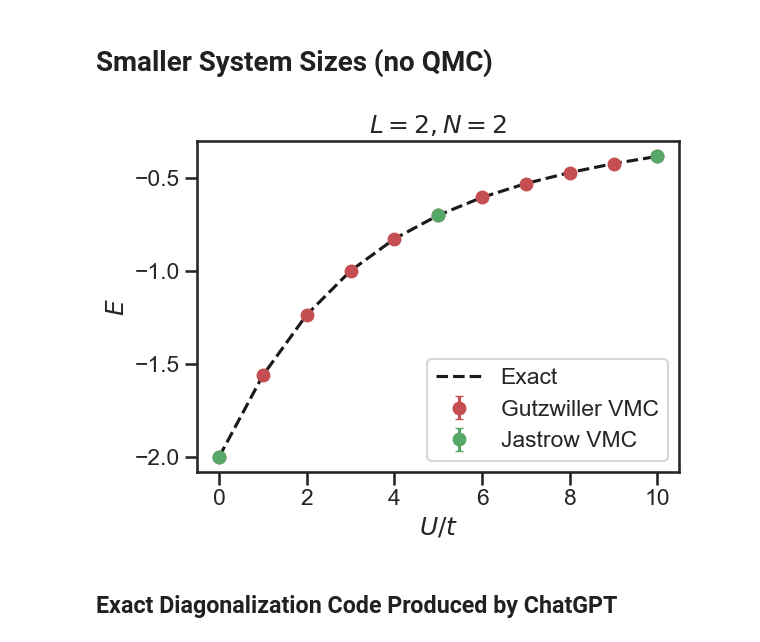
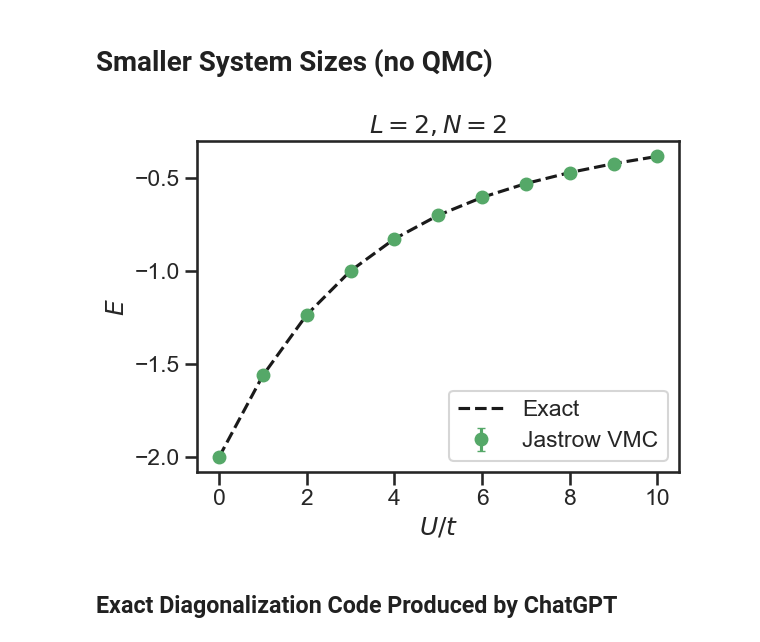
Before and after one commit to wmallah/Bose_Hubbard_VMC, a Jupyter notebook: VMCBoseHubbard/analysis_scripts/energy_comparison.ipynb, the cells around one changed output. Saved outputs shown, nothing was run; the diff lists cells and outputs as text; code cells hidden in the pictures.

```diff
--- a/VMCBoseHubbard/analysis_scripts/energy_comparison.ipynb
+++ b/VMCBoseHubbard/analysis_scripts/energy_comparison.ipynb
@@ -465,39 +465,39 @@ process_benchmark_setups(benchmark_pairs, base_dir="../data", type="C", save_dir
 # %%
 U_vals = np.linspace(0.0, 10.0, 11)
 t = 1.0
 mu_vals = np.zeros(11)
 
 def E_2_2(U, t, mu):
     return 1/2*(U - np.sqrt(16*t**2 + U**2) - 4*mu)
 
 energies = np.array([])
 
 for index, (U, mu) in enumerate(zip(U_vals, mu_vals)):
     energies = np.append(energies, E_2_2(U, t, mu))
 
 # Load data
-Gutzwiller_VMC_data = np.loadtxt(r"../data/C/1D/L2_N2/VMC_results.dat", comments="#")
-Gutzwiller_VMC_energies = Gutzwiller_VMC_data[:,2]
-Gutzwiller_VMC_errors = Gutzwiller_VMC_data[:, 3]
+# Gutzwiller_VMC_data = np.loadtxt(r"../data/C/1D/L2_N2/VMC_results.dat", comments="#")
+# Gutzwiller_VMC_energies = Gutzwiller_VMC_data[:,2]
+# Gutzwiller_VMC_errors = Gutzwiller_VMC_data[:, 3]
 
-Jastrow_VMC_data = np.loadtxt(r"../data/C/1D/L2_N2/Jastrow/VMC_results.dat", comments="#")
+Jastrow_VMC_data = np.loadtxt(r"../data/C/1D/L2_N2/jastrow_realspace/VMC_results.dat", comments="#")
 Jastrow_U_vals = Jastrow_VMC_data[:, 0]
 Jastrow_VMC_energies = Jastrow_VMC_data[:,1]
 Jastrow_VMC_errors = Jastrow_VMC_data[:, 2]
 
 
 plt.plot(U_vals, energies, label="Exact", c='k', linestyle="--")
-plt.errorbar(U_vals, Gutzwiller_VMC_energies, yerr=Gutzwiller_VMC_errors, label="Gutzwiller VMC", c='r', fmt='o', capsize=3)
+# plt.errorbar(U_vals, Gutzwiller_VMC_energies, yerr=Gutzwiller_VMC_errors, label="Gutzwiller VMC", c='r', fmt='o', capsize=3)
 plt.errorbar(Jastrow_U_vals, Jastrow_VMC_energies, yerr=Jastrow_VMC_errors, label="Jastrow VMC", c='g', fmt='o', capsize=3)
 plt.xlabel(r"$U/t$")
 plt.ylabel(r"$E$")
 plt.legend(loc="best")
 plt.title(r"$L=2, N=2$")
 plt.tight_layout()
 plt.savefig(r"./figures/2_particles_2sites_comparison.pdf", dpi=600)
 plt.show()
 # %% [output]
-[figure, old version]
+[figure, new version]
 # %% [markdown]
 ## Exact Diagonalization Code Produced by ChatGPT
 # %%
```
Also changed, not shown: parts of 1 cell of this notebook, 17 other files.
